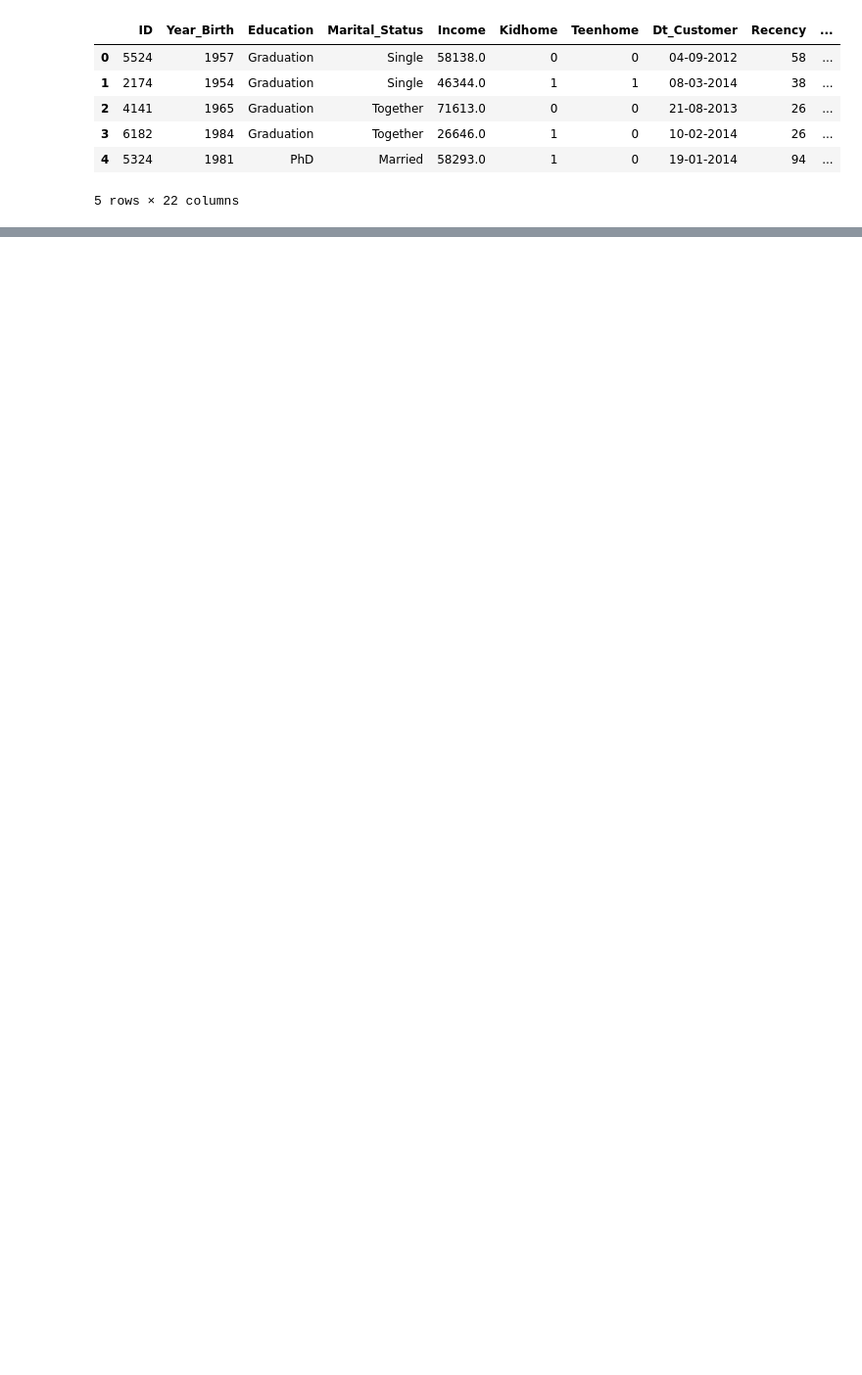
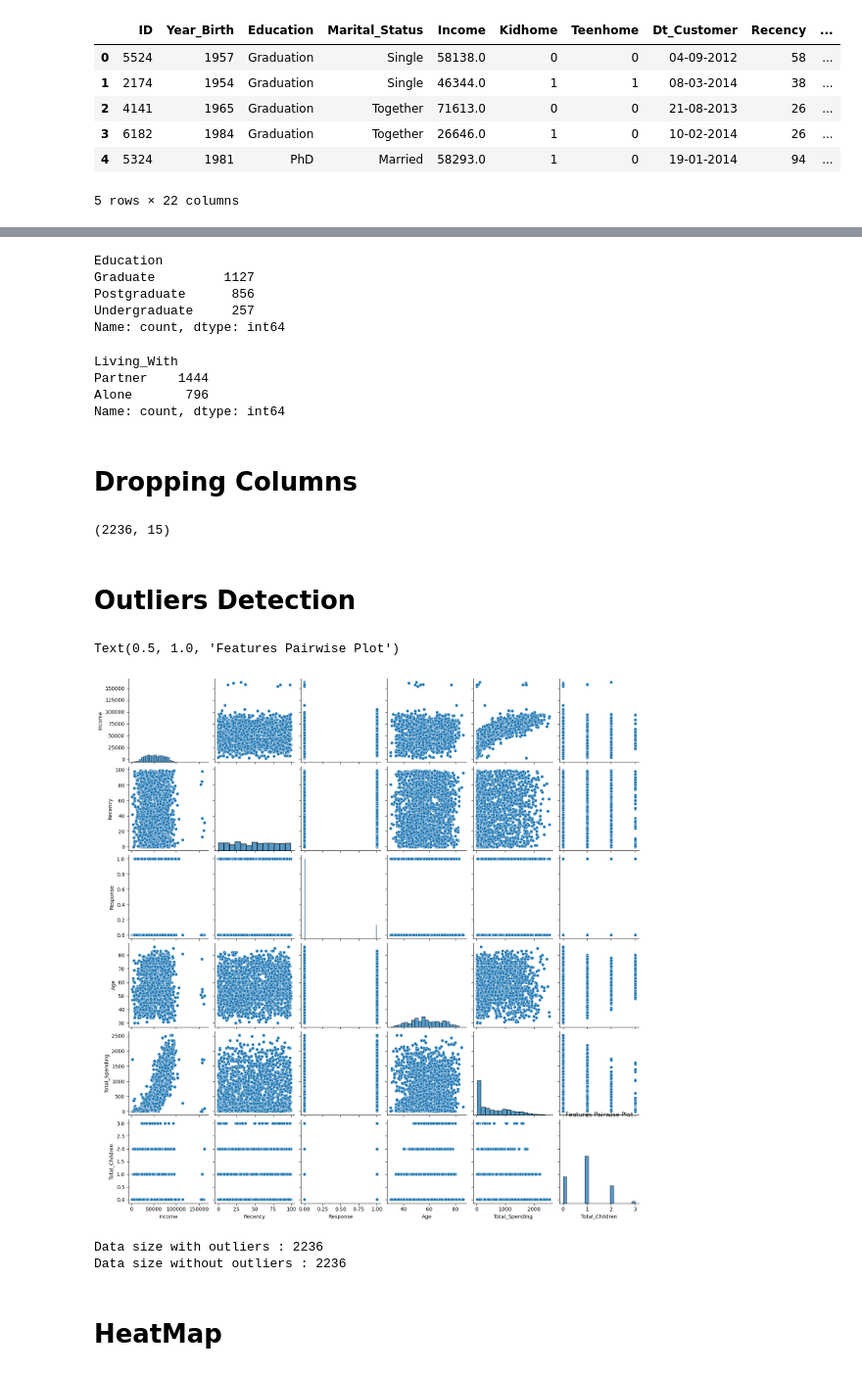
Before and after one commit to ankurgangwar4575-tech/SmartCart-Clustering-System, a Jupyter notebook: notebooks/SmartClustering.ipynb, the cells around one changed output, grey strips where cells are left out. Shown at 98% size. Cells and saved outputs as stored; diff of their text form; code cells hidden in the pictures; blank space fills up the shorter version.

```diff
--- a/notebooks/SmartClustering.ipynb
+++ b/notebooks/SmartClustering.ipynb
@@ -16,0 +122,4 @@ customers_data.head()
+# %%
+customers_data["Dt_Customer"]=pd.to_datetime(customers_data["Dt_Customer"],dayfirst=True)
+reference_date=customers_data["Dt_Customer"].max()
+customers_data["Customer_Tenure_Days"]=(reference_date-customers_data["Dt_Customer"]).dt.days
@@ -16,0 +136,3 @@ customers_data.head()
+# %%
+customers_data["Total_Spending"]=customers_data["MntWines"]+customers_data["MntFruits"]+customers_data["MntMeatProducts"]+customers_data["MntFishProducts"]+customers_data["MntGoldProds"]+customers_data["MntSweetProducts"]
+customers_data["Total_Children"]=customers_data["Kidhome"]+customers_data["Teenhome"]
@@ -16,0 +149,63 @@ customers_data.head()
+# %%
+customers_data["Education"]=customers_data["Education"].replace({
+    "Basic":"Undergraduate",
+    "2n Cycle":"Undergraduate",
+    "Graduation":"Graduate",
+    "Master":"Postgraduate",
+    "PhD":"Postgraduate"
+})
+customers_data["Education"]=customers_data["Education"].replace({
+    "Undegraduate":"Undergraduate",
+})
+customers_data["Education"].value_counts()
+# %% [output]
+Education
+Graduate         1127
+Postgraduate      856
+Undergraduate     257
+Name: count, dtype: int64
+# %%
+customers_data["Living_With"]=customers_data["Marital_Status"].replace({
+    "Married":"Partner",
+    "Together":"Partner",
+    "Single":"Alone",
+    "Divorced":"Alone",
+    "Widow":"Alone",
+    "Absurd":"Alone",
+    "YOLO":"Alone"
+})
+customers_data["Living_With"].value_counts()
+# %% [output]
+Living_With
+Partner    1444
+Alone       796
+Name: count, dtype: int64
+# %% [markdown]
+# Dropping Columns
+# %%
+cols=["ID","Year_Birth","Marital_Status","Kidhome","Teenhome","Dt_Customer"]
+spending_cols=["MntWines","MntFruits","MntGoldProds","MntMeatProducts","MntFishProducts","MntSweetProducts"]
+drop_cols=cols+spending_cols
+customers_data_cleaned=customers_data.drop(columns=drop_cols,axis=1)
+customers_data_cleaned.shape
+# %% [output]
+(2236, 15)
+# %% [markdown]
+# Outliers Detection
+# %%
+cols=["Income","Recency","Response","Age","Total_Spending","Total_Children"]
+sns.pairplot(customers_data[cols])
+plt.title("Features Pairwise Plot")
+# %% [output]
+Text(0.5, 1.0, 'Features Pairwise Plot')
+[figure, added]
+# %%
+print(f"Data size with outliers : {len(customers_data)}")
+customers_data=customers_data[customers_data["Age"]<90]
+customers_data=customers_data[customers_data["Income"]<600000]
+print(f"Data size without outliers : {len(customers_data)}")
+# %% [output]
+Data size with outliers : 2236
+Data size without outliers : 2236
+# %% [markdown]
+# HeatMap
```
Also changed, not shown: parts of 48 cells of this notebook.
